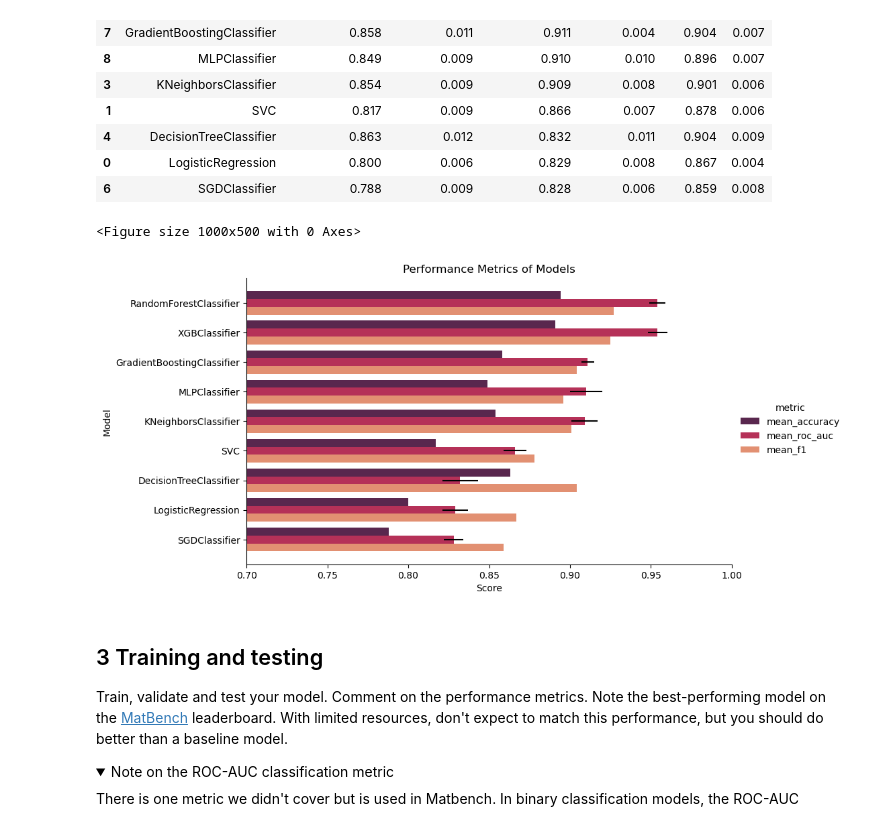
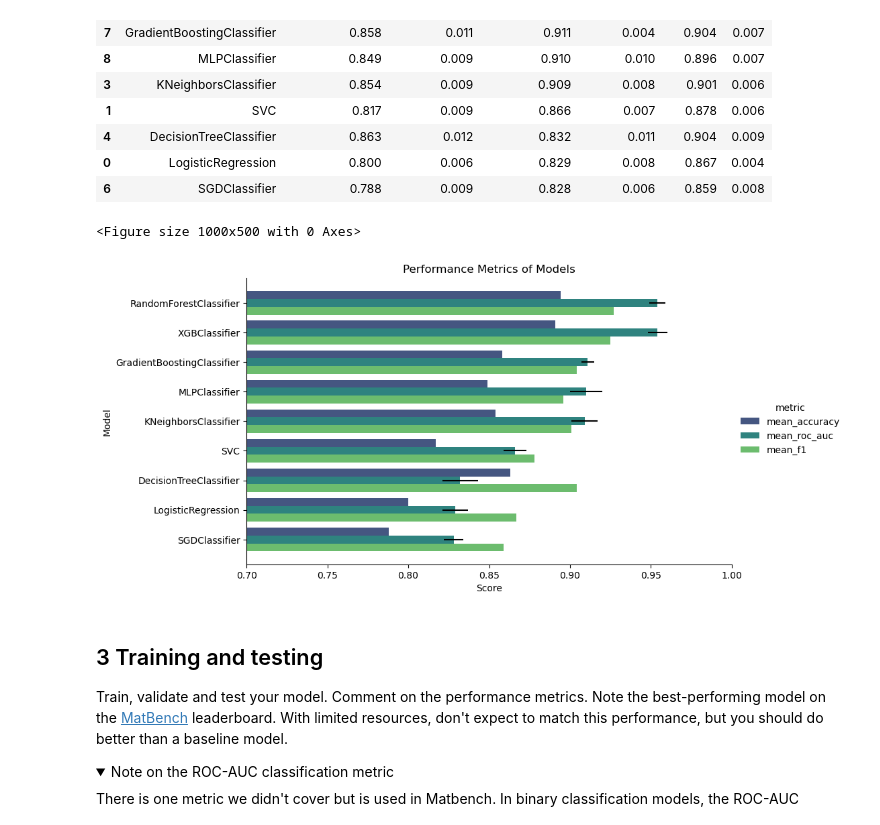
Before and after one commit to abhi0raj/Amorphous-classifier, a Jupyter notebook: main.ipynb, the cells around one changed output. Drawn from its saved outputs; the diff is of its cells as text; code cells hidden in the pictures; folded sections open.

```diff
--- a/main.ipynb
+++ b/main.ipynb
@@ -412,20 +392,20 @@ Cross validating models using features from pymatgen
 # %%
 #create catplot bar chart for mean_accuracy, mean_roc_auc and mean_f1 and plot descending order of mean_roc_auc
 error_vars = ["std_accuracy", "std_roc_auc", "std_f1"]
 sorted_models = cross_val_results.sort_values(by='mean_roc_auc', ascending=False)
 melted = sorted_models.melt(id_vars="model", value_vars=["mean_accuracy", "mean_roc_auc", "mean_f1"], var_name="metric", value_name="score")
 # standard deviation is stored in std_accuracy, std_roc_auc, std_f1, add error bars to the plot
 plt.figure(figsize=(10, 5))
-sns.catplot(data=melted, x="score", y="model", hue="metric", kind="bar", height=5, aspect=2, palette="rocket")
+sns.catplot(data=melted, x="score", y="model", hue="metric", kind="bar", height=5, aspect=2, palette="viridis")
 plt.errorbar(x=sorted_models["mean_roc_auc"], y=sorted_models["model"], xerr=sorted_models["std_roc_auc"], fmt='none', ecolor='k')
 plt.xlim(0.7, 1)
 plt.xlabel("Score")
 plt.ylabel("Model")
 plt.title("Performance Metrics of Models")
 plt.show()
 # %% [output]
 <Figure size 1000x500 with 0 Axes>
-[figure, old version]
+[figure, new version]
 # %% [markdown]
 ## 3 Training and testing
 
```
Also changed, not shown: parts of 7 cells of this notebook.
